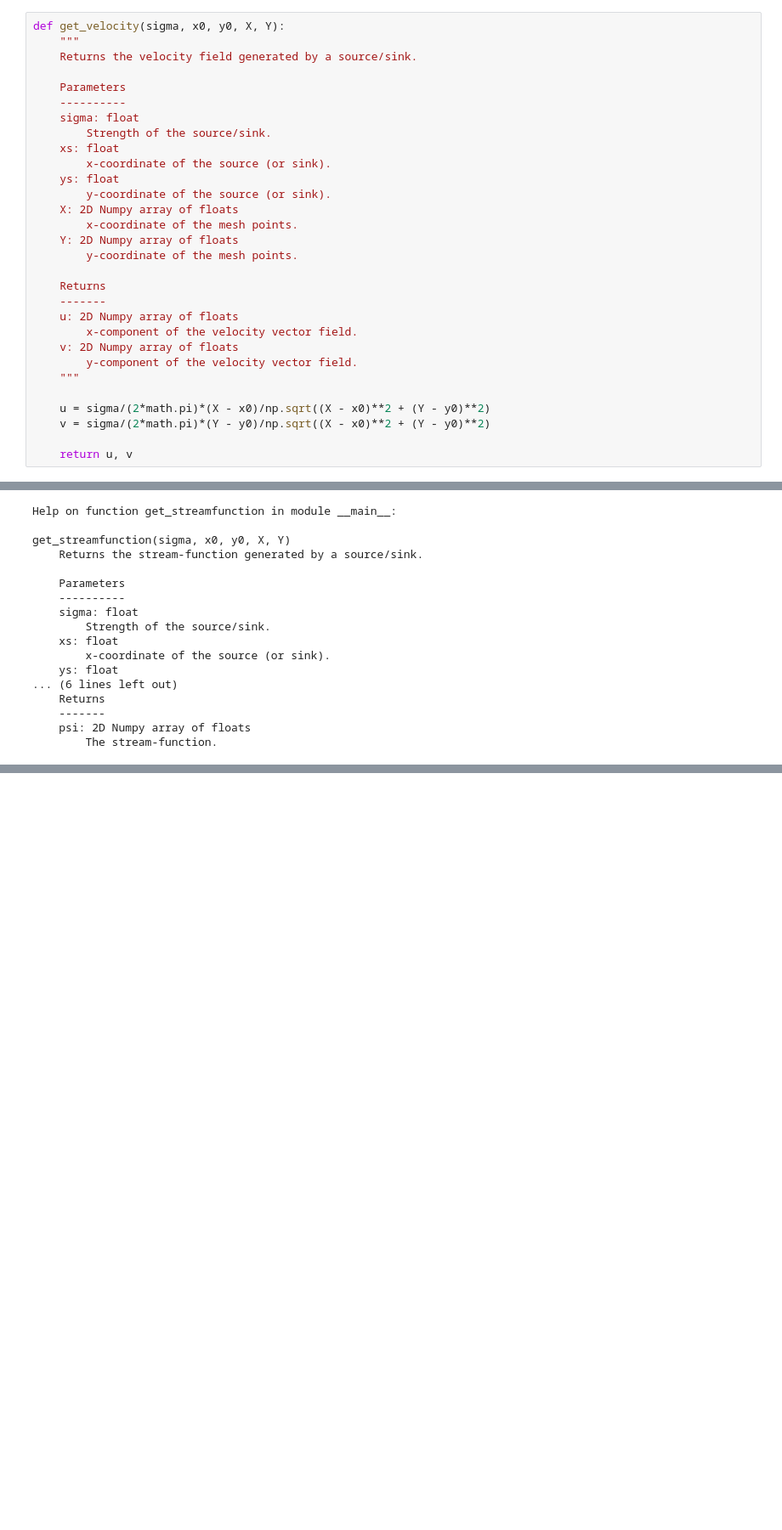
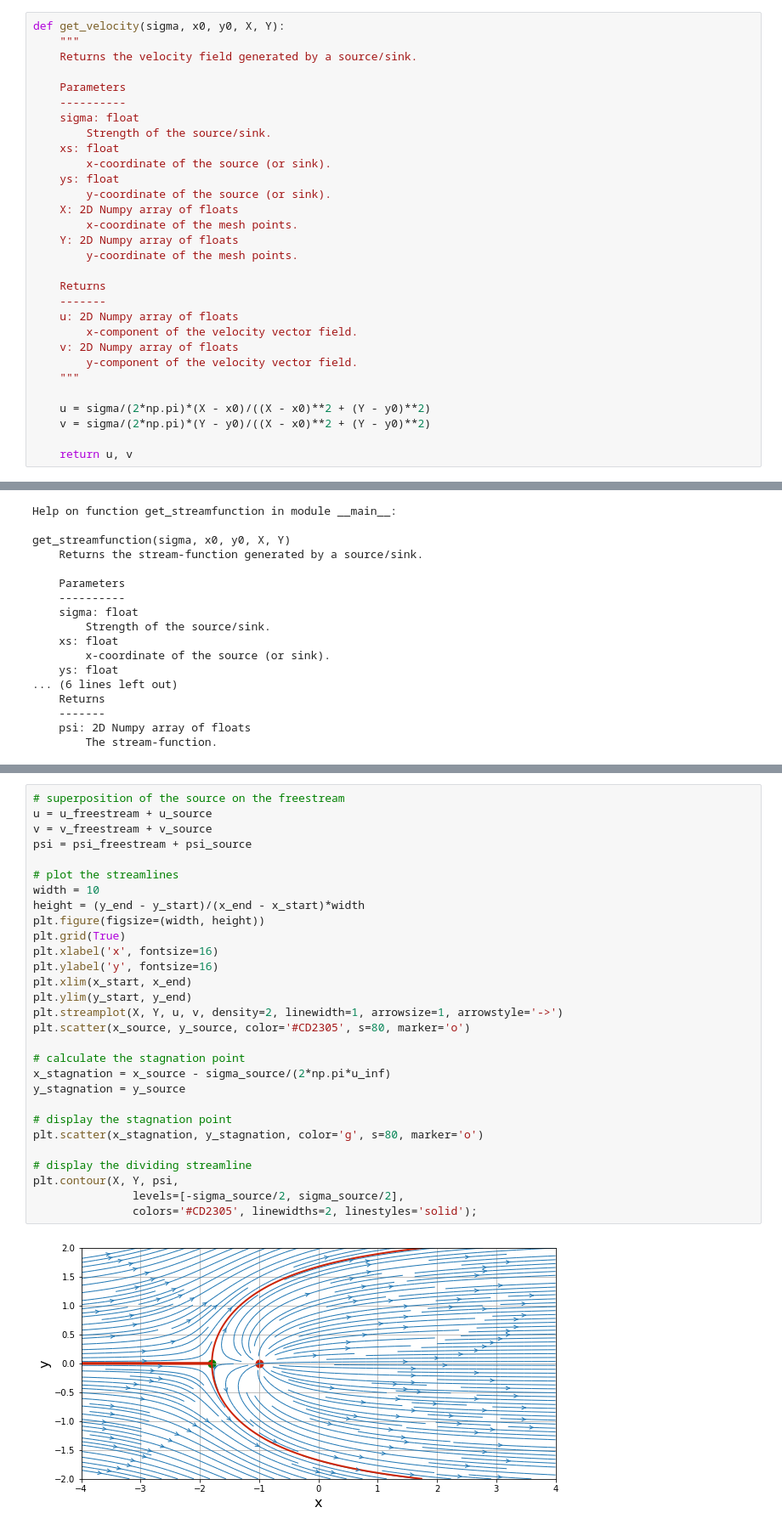
Before and after one commit to riemannsBeard/AeroPython, a Jupyter notebook: lessons/Lesson02.ipynb, the cells around one changed output, grey strips where cells are left out. Shown at 85% size. Drawn from its saved outputs; the diff is of its cells as text; blank space fills up the shorter version.

```diff
--- a/lessons/Lesson02.ipynb
+++ b/lessons/Lesson02.ipynb
@@ -83,8 +98,8 @@ def get_velocity(sigma, x0, y0, X, Y):
         y-component of the velocity vector field.
     """
 
-    u = sigma/(2*math.pi)*(X - x0)/np.sqrt((X - x0)**2 + (Y - y0)**2)
-    v = sigma/(2*math.pi)*(Y - y0)/np.sqrt((X - x0)**2 + (Y - y0)**2)
+    u = sigma/(2*np.pi)*(X - x0)/((X - x0)**2 + (Y - y0)**2)
+    v = sigma/(2*np.pi)*(Y - y0)/((X - x0)**2 + (Y - y0)**2)
 
     return u, v
 # %%
@@ -156,0 +200,31 @@ get_streamfunction(sigma, x0, y0, X, Y)
+# %%
+# superposition of the source on the freestream
+u = u_freestream + u_source
+v = v_freestream + v_source
+psi = psi_freestream + psi_source
+
+# plot the streamlines
+width = 10
+height = (y_end - y_start)/(x_end - x_start)*width
+plt.figure(figsize=(width, height))
+plt.grid(True)
+plt.xlabel('x', fontsize=16)
+plt.ylabel('y', fontsize=16)
+plt.xlim(x_start, x_end)
+plt.ylim(y_start, y_end)
+plt.streamplot(X, Y, u, v, density=2, linewidth=1, arrowsize=1, arrowstyle='->')
+plt.scatter(x_source, y_source, color='#CD2305', s=80, marker='o')
+
+# calculate the stagnation point
+x_stagnation = x_source - sigma_source/(2*np.pi*u_inf)
+y_stagnation = y_source
+
+# display the stagnation point
+plt.scatter(x_stagnation, y_stagnation, color='g', s=80, marker='o')
+
+# display the dividing streamline
+plt.contour(X, Y, psi,
+               levels=[-sigma_source/2, sigma_source/2],
+               colors='#CD2305', linewidths=2, linestyles='solid');
+# %% [output]
+[figure, added]
```
Also changed, not shown: parts of 16 cells of this notebook, 1 other file.
